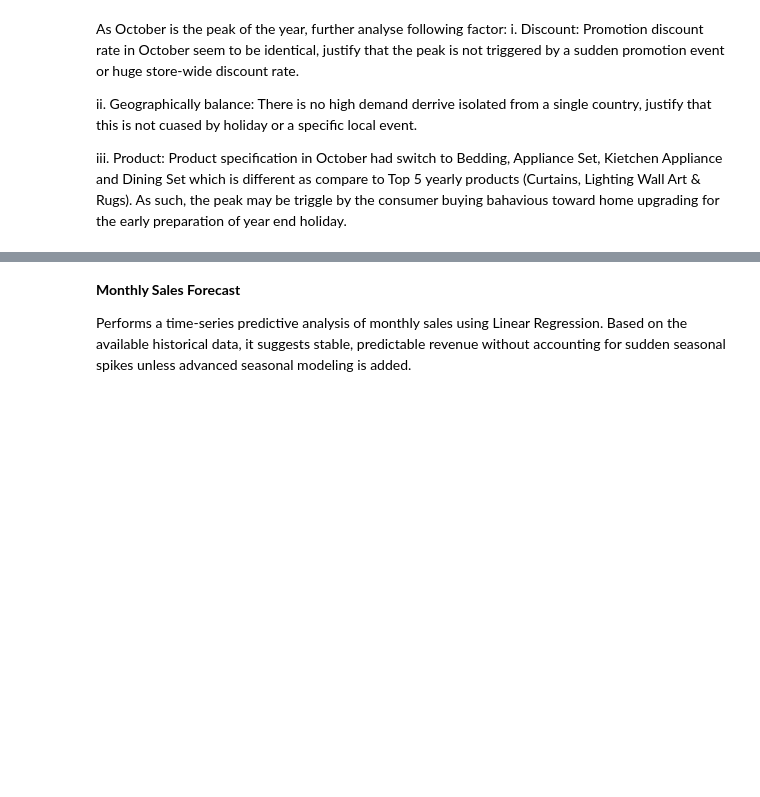
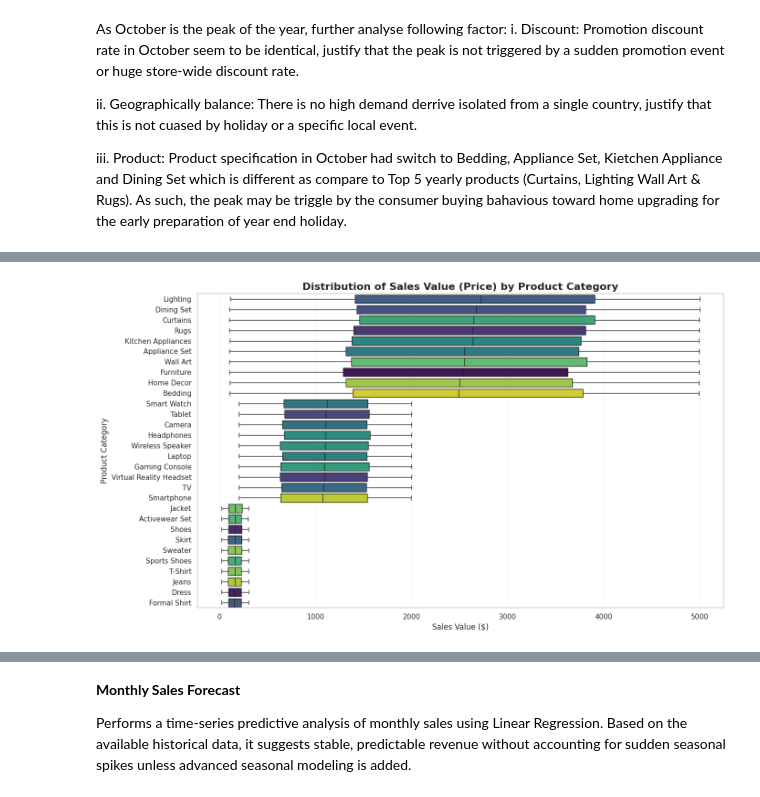
Before and after one commit to VY-MS123/NTUC_Capstone_MarketAnalysis, a Jupyter notebook: Capstone_Market.ipynb, the cells around one changed output, grey strips where cells are left out. Saved outputs shown, nothing was run; the diff lists cells and outputs as text; code cells hidden in the pictures; blank space fills up the shorter version.

```diff
--- a/Capstone_Market.ipynb
+++ b/Capstone_Market.ipynb
@@ -1569,0 +1374,35 @@ plt.show()
+# %%
+import pandas as pd
+import matplotlib.pyplot as plt
+import seaborn as sns
+
+# 1. Load the purchase dataset
+purch_url = 'https://raw.githubusercontent.com/VY-MS123/NTUC_Capstone_MarketAnalysis/refs/heads/main/purchase.csv'
+df_purch = pd.read_csv(purch_url)
+
+# Under user rule: Sales = price
+df_purch['Sales'] = df_purch['price']
+
+# 2. Determine order of categories by median sales value for a cleaner plot layout
+category_order = df_purch.groupby('product_name')['Sales'].median().sort_values(ascending=False).index
+
+# 3. Create the box plot
+plt.figure(figsize=(14, 8))
+sns.boxplot(
+    data=df_purch,
+    x='Sales',
+    y='product_name',
+    order=category_order,
+    palette='viridis',
+    hue='product_name',
+    legend=False
+)
+
+plt.title('Distribution of Sales Value (Price) by Product Category', fontsize=16, fontweight='bold')
+plt.xlabel('Sales Value ($)', fontsize=12)
+plt.ylabel('Product Category', fontsize=12)
+plt.grid(True, axis='x', linestyle='--', alpha=0.4)
+plt.tight_layout()
+plt.show()
+# %% [output]
+[figure, added]
```
Also changed, not shown: parts of 6 cells of this notebook.
